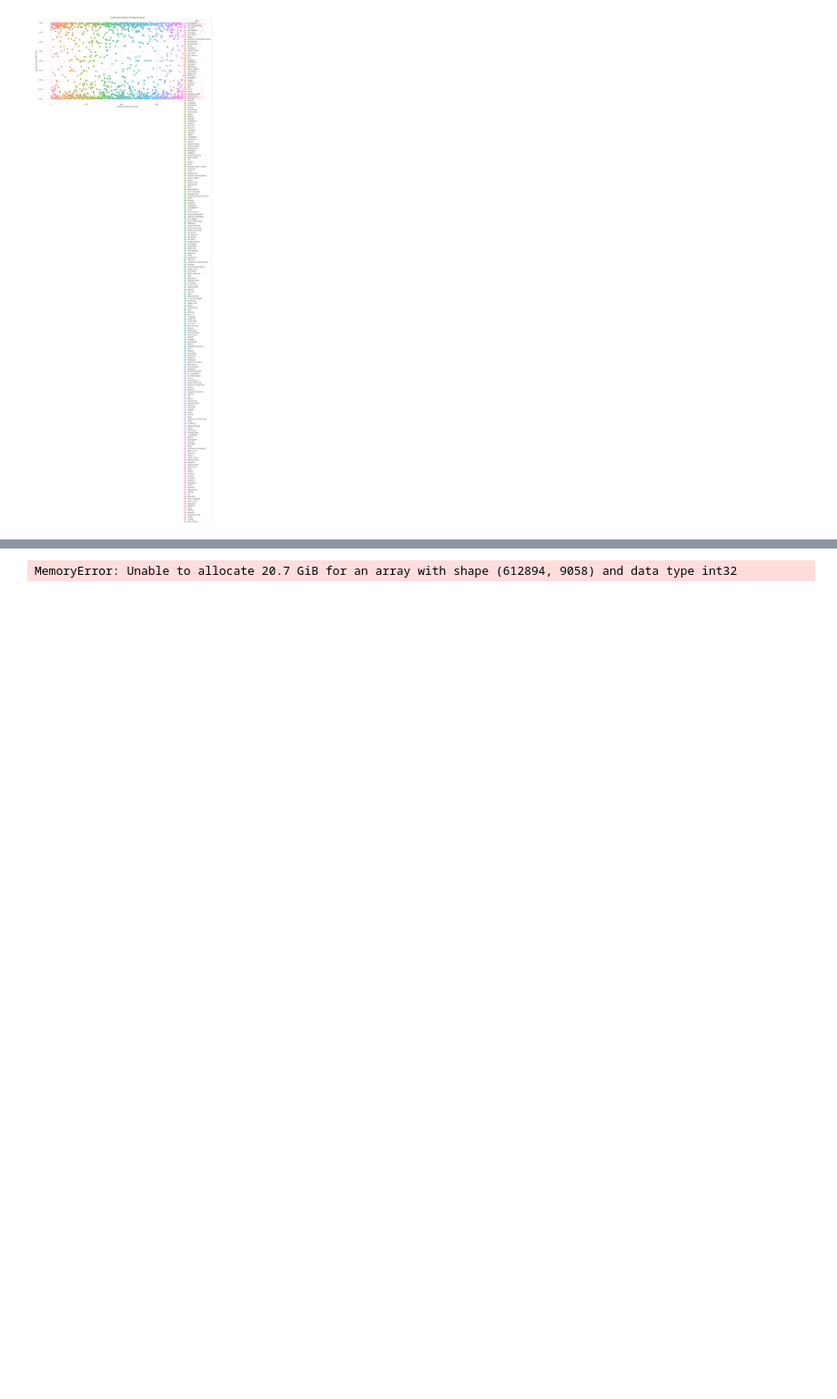
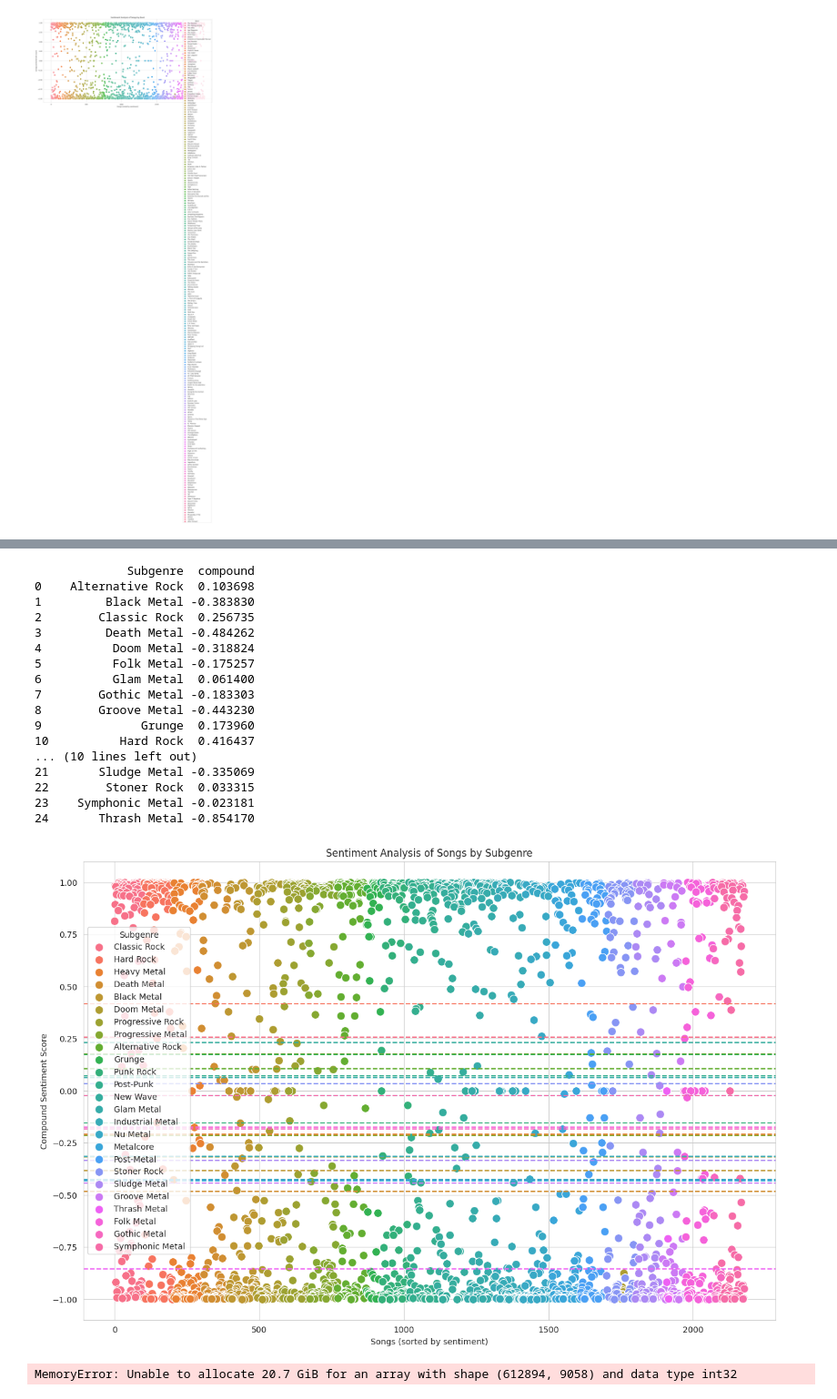
Before and after one commit to LucasMisk/DM_Project, a Jupyter notebook: DM_Project.ipynb, the cells around one changed output, grey strips where cells are left out. Shown at 91% size. Cells and saved outputs as stored; diff of their text form; code cells hidden in the pictures; blank space fills up the shorter version.

```diff
--- a/DM_Project.ipynb
+++ b/DM_Project.ipynb
@@ -702,3 +772,46 @@ plt.show()
+# %%
+# Create a color palette for the subgenres
+subgenres = df['Subgenre'].unique()
+palette = sns.color_palette("husl", len(subgenres))
+subgenre_color_map = dict(zip(subgenres, palette))
+
+# Plotting the sentiment scores by subgenre
+plt.figure(figsize=(15, 10))
+
+for subgenre in subgenres:
+    subgenre_data = df[df['Subgenre'] == subgenre].sort_values(by='compound', ascending=False)
+    sns.scatterplot(x=subgenre_data.index, y=subgenre_data['compound'], label=subgenre, color=subgenre_color_map[subgenre], s=100)
+    # Add average line for each subgenre
+    plt.axhline(y=subgenre_data['compound'].mean(), color=subgenre_color_map[subgenre], linestyle='--')
+
+# Calculate and print average sentiment for each subgenre
+subgenre_avg = df.groupby('Subgenre')['compound'].mean().reset_index()
+print(subgenre_avg)
+
+plt.title('Sentiment Analysis of Songs by Subgenre')
+plt.xlabel('Songs (sorted by sentiment)')
+plt.ylabel('Compound Sentiment Score')
+plt.legend(title='Subgenre')
+plt.show()
+# %% [output]
+             Subgenre  compound
+0    Alternative Rock  0.103698
+1         Black Metal -0.383830
+2        Classic Rock  0.256735
+3         Death Metal -0.484262
+4          Doom Metal -0.318824
+5          Folk Metal -0.175257
+6          Glam Metal  0.061400
+7        Gothic Metal -0.183303
+8        Groove Metal -0.443230
+9              Grunge  0.173960
+10          Hard Rock  0.416437
+... (10 lines left out)
+21       Sludge Metal -0.335069
+22        Stoner Rock  0.033315
+23    Symphonic Metal -0.023181
+24       Thrash Metal -0.854170
+[figure, added]
 # %%
 # TRAIN SCRIPT, DO NOT RUN
 
```
Also changed, not shown: parts of 4 cells of this notebook.
